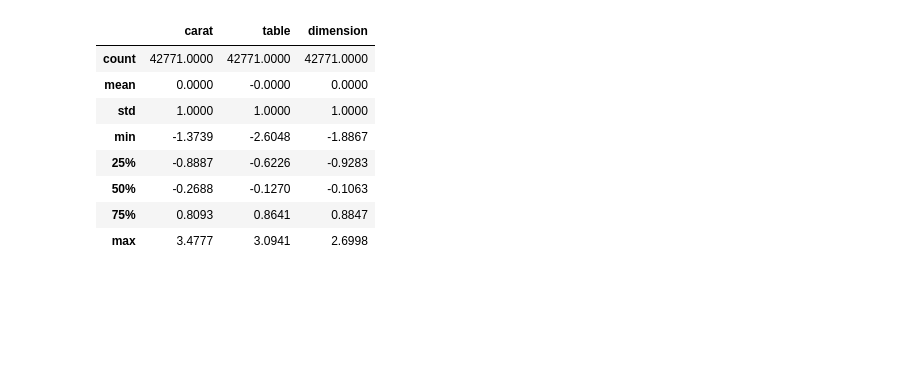
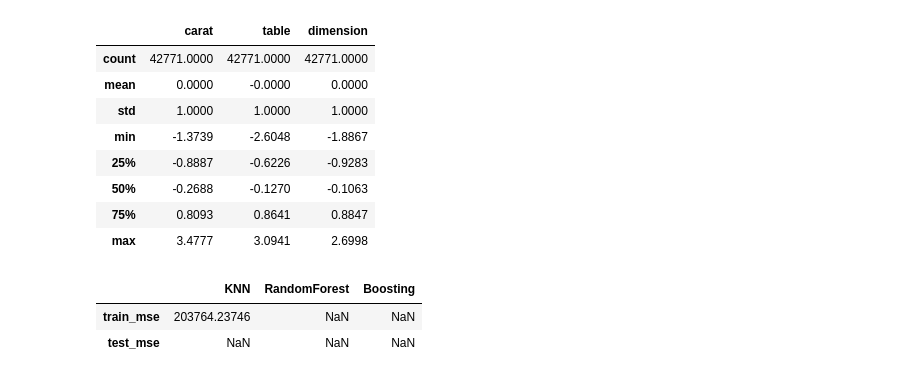
Before and after one commit to abdullohumar/predictive_analytic, a Jupyter notebook: predictive_analytics.ipynb, the cells around one changed output. Drawn from its saved outputs; the diff is of its cells as text; code cells hidden in the pictures; blank space fills up the shorter version.

Commit message:
Model Development (KNN)

```diff
--- a/predictive_analytics.ipynb
+++ b/predictive_analytics.ipynb
@@ -343,3 +343,19 @@ X_train[numerical_features].describe().round(4)
 | 50% | -0.2688 | -0.1270 | -0.1063 |
 | 75% | 0.8093 | 0.8641 | 0.8847 |
 | max | 3.4777 | 3.0941 | 2.6998 |
+# %%
+# Model Development
+models = pd.DataFrame(index=['train_mse', 'test_mse'], columns=['KNN', 'RandomForest', 'Boosting'])
+# 1. K-Nearest Neighbor
+from sklearn.neighbors import KNeighborsRegressor
+from sklearn.metrics import mean_squared_error
+
+knn = KNeighborsRegressor(n_neighbors=10)
+knn.fit(X_train, y_train)
+
+models.loc['train_mse', 'KNN'] = mean_squared_error(y_pred=knn.predict(X_train), y_true=y_train)
+models
+# %% [output]
+|  | KNN | RandomForest | Boosting |
+| train_mse | 203764.23746 | NaN | NaN |
+| test_mse | NaN | NaN | NaN |
```
Also changed, not shown: parts of 5 cells of this notebook.
